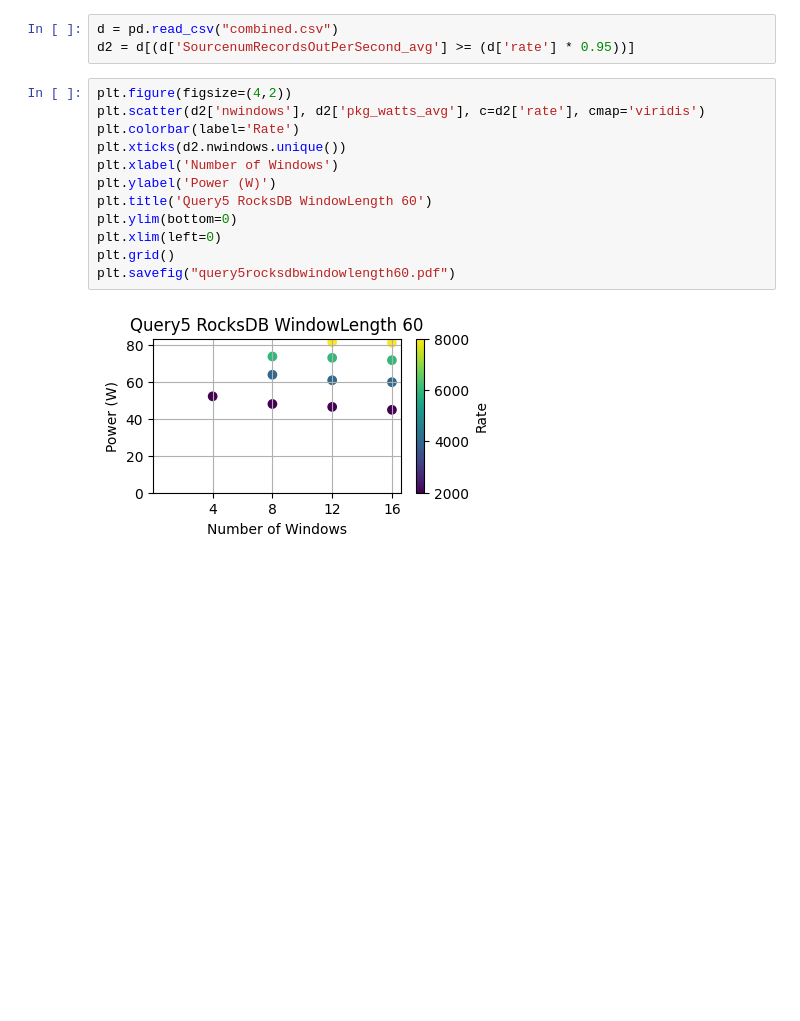
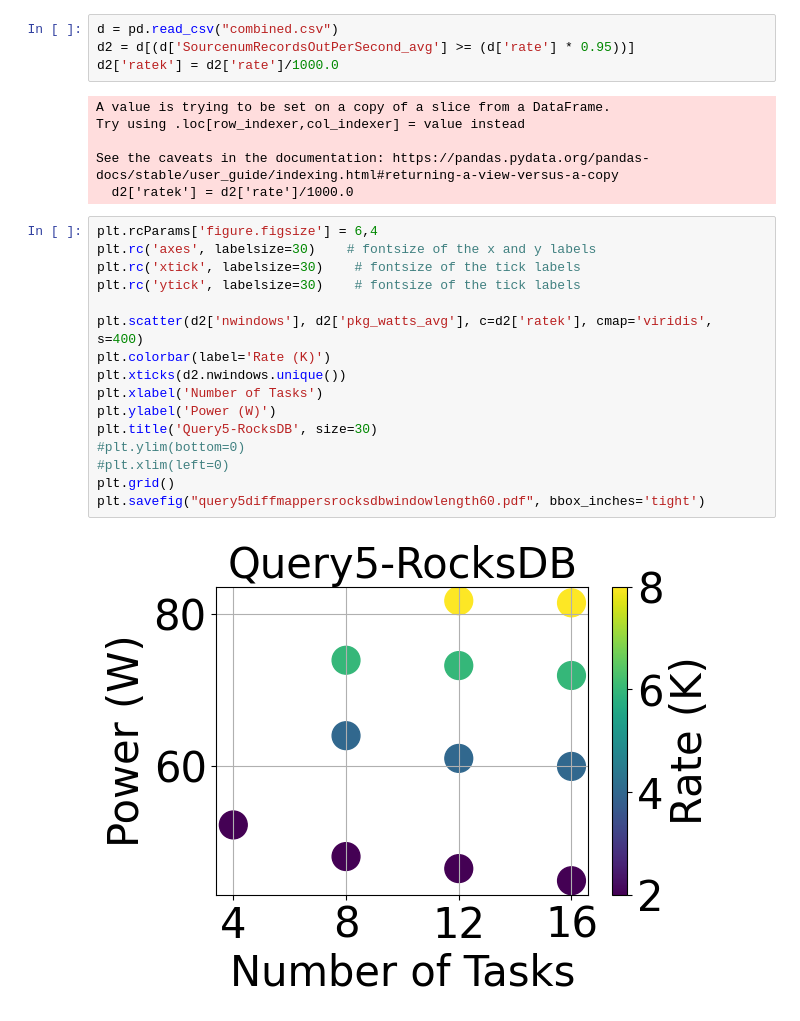
Before and after one commit to EEStrmCmptng/dataset, a Jupyter notebook: micro/query5/different_mappers_experiment/rocksdb/windowlength60/graph.ipynb, the cells around one changed output. Saved outputs shown, nothing was run; the diff lists cells and outputs as text; blank space fills up the shorter version.

```diff
--- a/micro/query5/different_mappers_experiment/rocksdb/windowlength60/graph.ipynb
+++ b/micro/query5/different_mappers_experiment/rocksdb/windowlength60/graph.ipynb
@@ -13,17 +5,28 @@ please provide us feedback at https://github.com/pandas-dev/pandas/issues/54466
 # %%
 d = pd.read_csv("combined.csv")
 d2 = d[(d['SourcenumRecordsOutPerSecond_avg'] >= (d['rate'] * 0.95))]
+d2['ratek'] = d2['rate']/1000.0
+# %% [output]
+A value is trying to be set on a copy of a slice from a DataFrame.
+Try using .loc[row_indexer,col_indexer] = value instead
+
+See the caveats in the documentation: https://pandas.pydata.org/pandas-docs/stable/user_guide/indexing.html#returning-a-view-versus-a-copy
+  d2['ratek'] = d2['rate']/1000.0
 # %%
-plt.figure(figsize=(4,2))
-plt.scatter(d2['nwindows'], d2['pkg_watts_avg'], c=d2['rate'], cmap='viridis')
-plt.colorbar(label='Rate')
+plt.rcParams['figure.figsize'] = 6,4
+plt.rc('axes', labelsize=30)    # fontsize of the x and y labels
+plt.rc('xtick', labelsize=30)    # fontsize of the tick labels
+plt.rc('ytick', labelsize=30)    # fontsize of the tick labels
+
+plt.scatter(d2['nwindows'], d2['pkg_watts_avg'], c=d2['ratek'], cmap='viridis', s=400)
+plt.colorbar(label='Rate (K)')
 plt.xticks(d2.nwindows.unique())
-plt.xlabel('Number of Windows')
+plt.xlabel('Number of Tasks')
 plt.ylabel('Power (W)')
-plt.title('Query5 RocksDB WindowLength 60')
-plt.ylim(bottom=0)
-plt.xlim(left=0)
+plt.title('Query5-RocksDB', size=30)
+#plt.ylim(bottom=0)
+#plt.xlim(left=0)
 plt.grid()
-plt.savefig("query5rocksdbwindowlength60.pdf")
+plt.savefig("query5diffmappersrocksdbwindowlength60.pdf", bbox_inches='tight')
 # %% [output]
-[figure, old version]
+[figure, new version]
```
Also changed, not shown: parts of 1 cell of this notebook, 3 other files.
